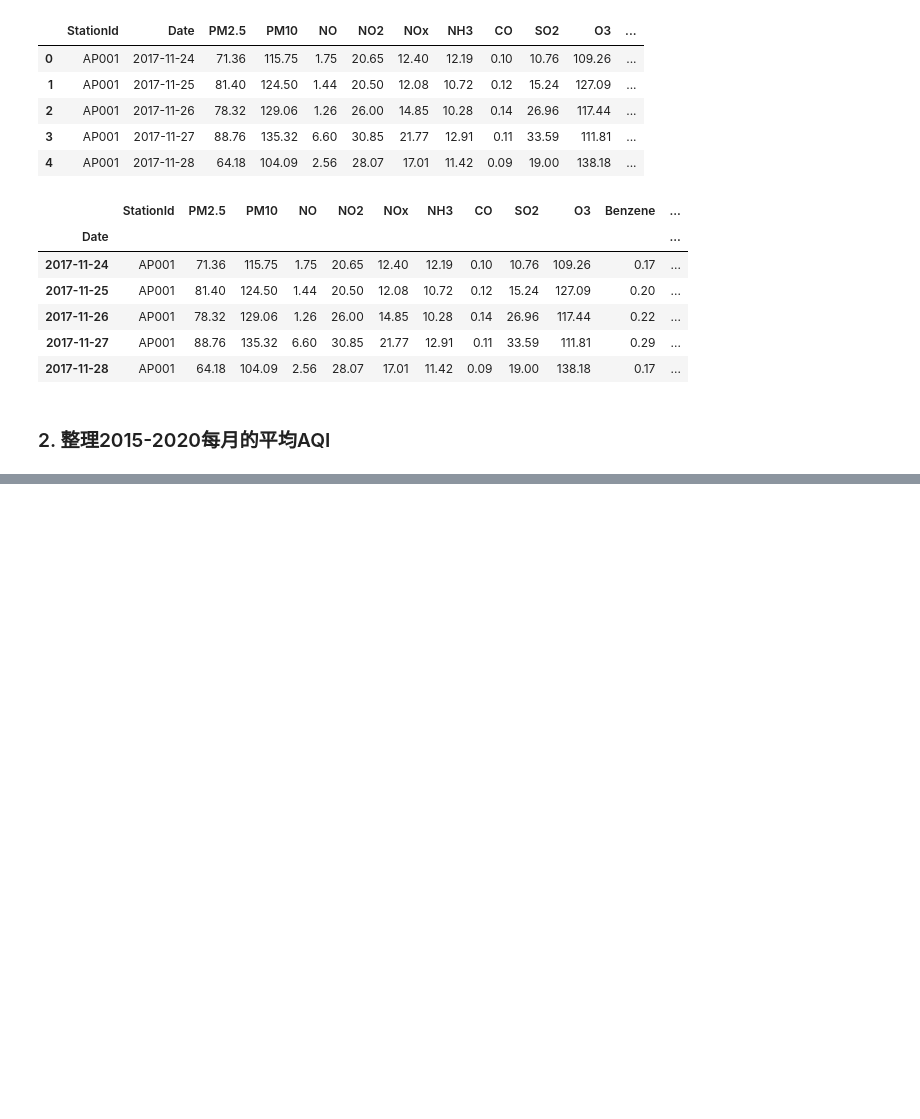
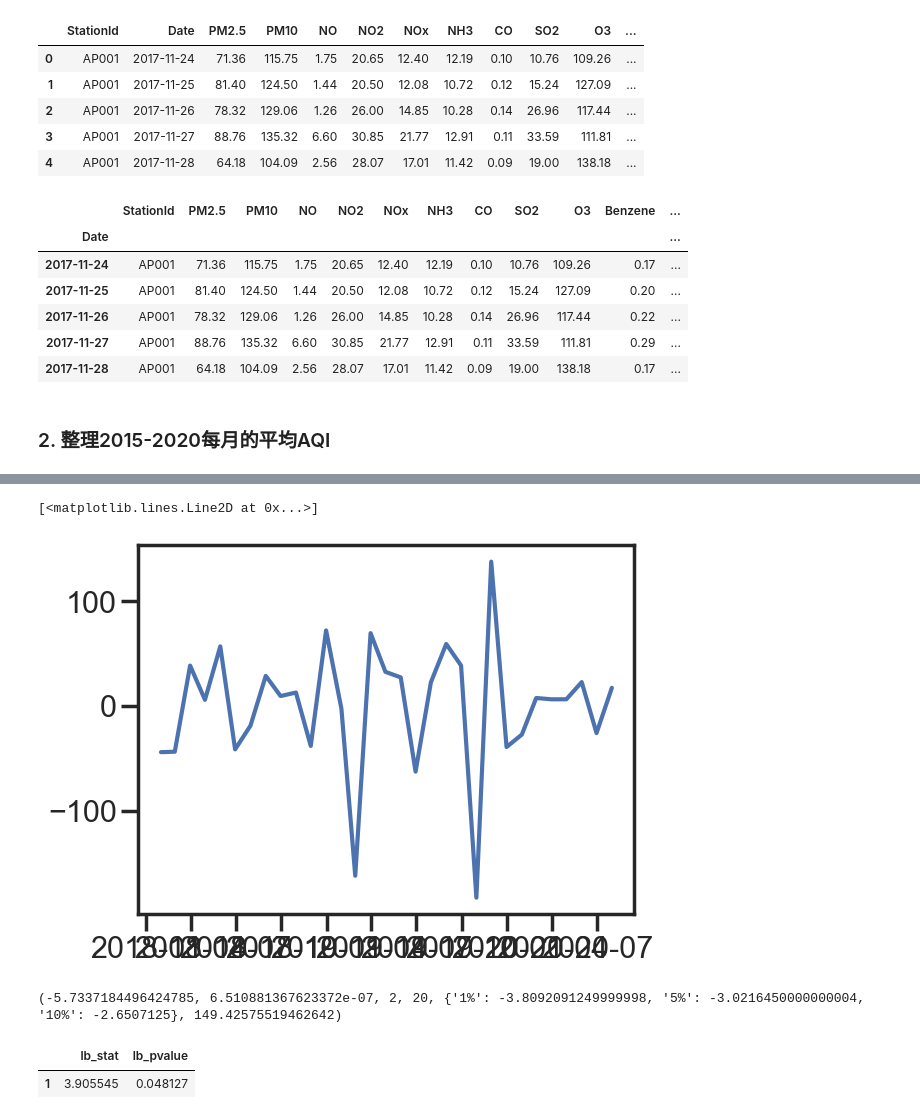
Before and after one commit to TREXA23187/air_quality, a Jupyter notebook: main.ipynb, the cells around one changed output, grey strips where cells are left out. Cells and saved outputs as stored; diff of their text form; code cells hidden in the pictures; blank space fills up the shorter version.

```diff
--- a/main.ipynb
+++ b/main.ipynb
@@ -124,0 +183,8 @@ india_with_geo_month_mean_total
+# %%
+import statsmodels.tsa.api as smt
+import seaborn as sns
+
+sns.set(style='ticks', context='poster')
+
+data = data1['diff2'].dropna()
+data
@@ -124,0 +209,32 @@ india_with_geo_month_mean_total
+# %%
+import statsmodels.api as sm
+from statsmodels.stats.diagnostic import acorr_ljungbox
+from statsmodels.graphics.tsaplots import plot_pacf, plot_acf
+
+plt.plot(data.index, data)
+# plt.show()
+# %% [output]
+[<matplotlib.lines.Line2D at 0x...>]
+[figure, added]
+# %%
+# 平稳性检验
+train = data.loc[:'2019/12/1']
+test = data.loc['2019/12/2':]
+
+# 1%、%5、%10不同程度拒绝原假设的统计值和ADF比较
+# ADF同时小于1%、5%、10%即说明非常好地拒绝该假设
+# 本数据中，adf结果为-1.25， 小于三个level的统计值，说明数据是平稳的
+print(sm.tsa.stattools.adfuller(train))
+# %% [output]
+(-5.7337184496424785, 6.510881367623372e-07, 2, 20, {'1%': -3.8092091249999998, '5%': -3.0216450000000004, '10%': -2.6507125}, 149.42575519462642)
+# %%
+# 白噪声检验
+# acorr_ljungbox(train,lags=[6,12], boxpierce=True)
+p_value = acorr_ljungbox(train, lags=1)
+p_value
+
+# 各阶延迟下LB和BP统计量的P值都小于显著水平0.05,
+# 所以拒绝序列为纯随机序列的原假设，认为该序列为非白噪声序列
+# %% [output]
+|  | lb_stat | lb_pvalue |
+| 1 | 3.905545 | 0.048127 |
```
Also changed, not shown: parts of 18 cells of this notebook, 1 other file.
